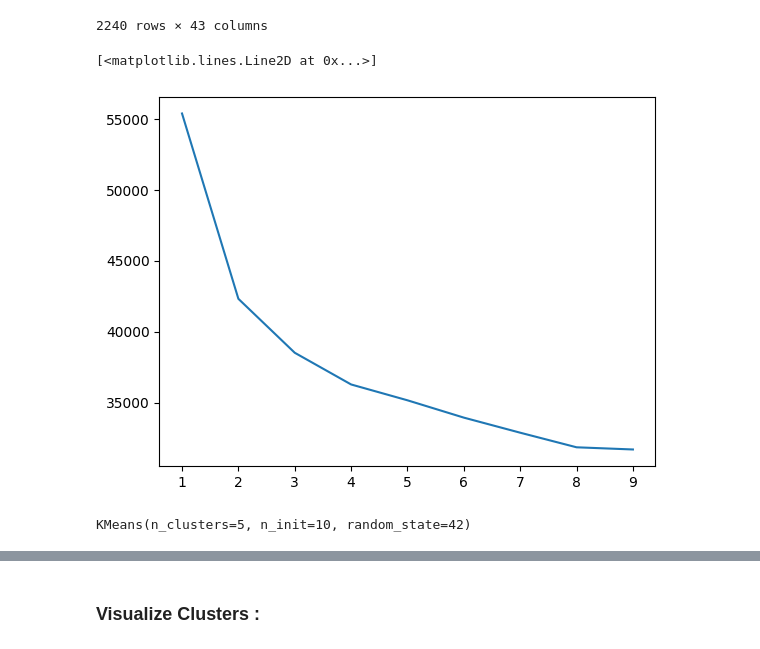
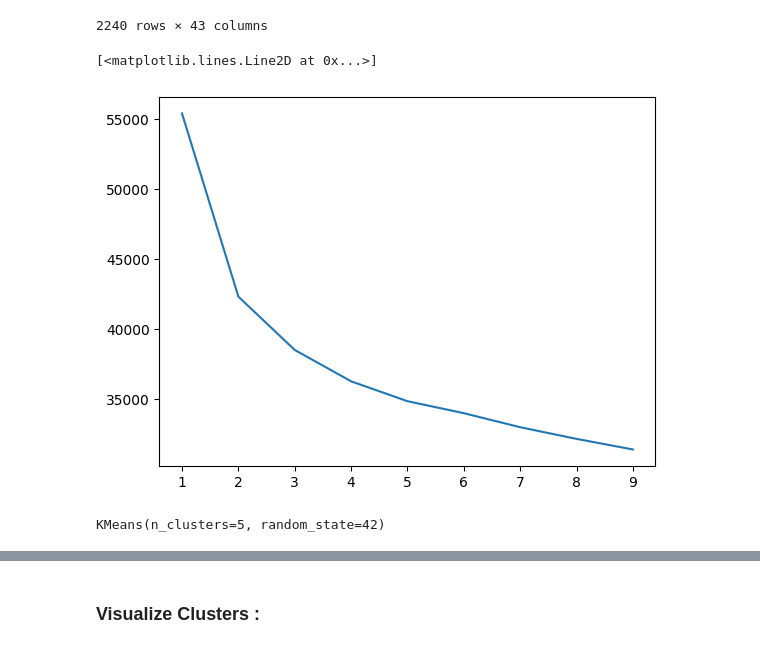
Before and after one commit to An1-sxd/Customer-Segmentation, a Jupyter notebook: notebook/train.ipynb, the cells around one changed output, grey strips where cells are left out. Drawn from its saved outputs; the diff is of its cells as text; code cells hidden in the pictures.

Commit message:
created readme.md file & implementing k-means++

```diff
--- a/notebook/train.ipynb
+++ b/notebook/train.ipynb
@@ -317,24 +317,24 @@ X_scaled
 # %%
 from sklearn.cluster import KMeans
 
 n_clusters = range(1,10)
 inertias = []
 
 for i in n_clusters:
-  model = KMeans(n_clusters=i)
+  model = KMeans(n_clusters=i, random_state=42, init='k-means++')
   model.fit(X_scaled)
 
   inertias.append(model.inertia_)
 
 plt.plot(n_clusters, inertias)
 # %% [output]
 [<matplotlib.lines.Line2D at 0x...>]
-[figure, old version]
+[figure, new version]
 # %%
-model = KMeans(n_clusters=5, random_state=42, n_init=10)
+model = KMeans(n_clusters=5, random_state=42, init='k-means++')
 model.fit(X_scaled)
 # %% [output]
-KMeans(n_clusters=5, n_init=10, random_state=42)
+KMeans(n_clusters=5, random_state=42)
 # %%
 df["Cluster"] = model.predict(X_scaled)
 df["Cluster"]
```
Also changed, not shown: parts of 4 cells of this notebook, 2 other files.
